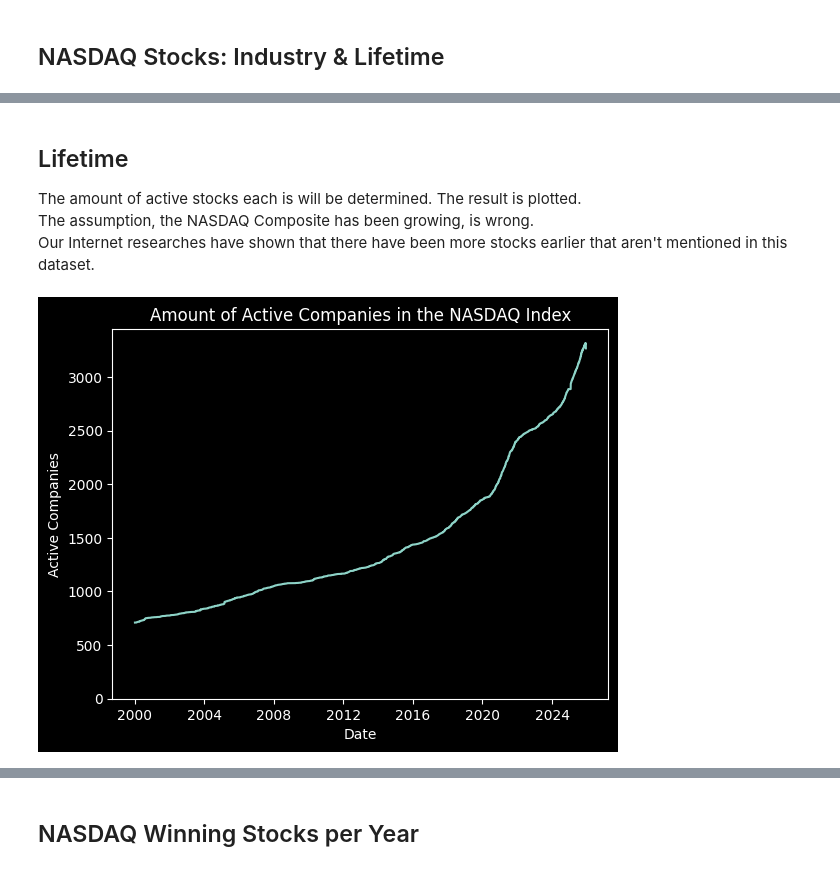
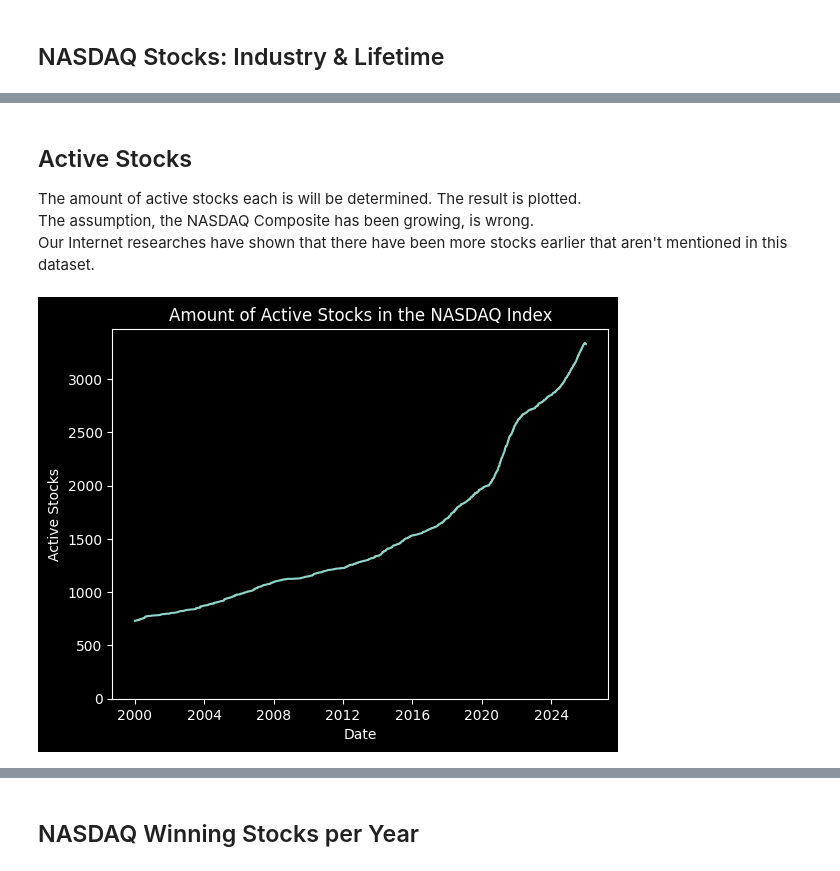
Before and after one commit to Mattis-Schulte/nasdaq-crypto-data-analytics-ws25-26, a Jupyter notebook: notebooks/02_data_analysis.ipynb, the cells around one changed output, grey strips where cells are left out. Cells and saved outputs as stored; diff of their text form; code cells hidden in the pictures.

```diff
--- a/notebooks/02_data_analysis.ipynb
+++ b/notebooks/02_data_analysis.ipynb
@@ -109,19 +63,22 @@ df_nasdaq_industry
 # %% [markdown]
-## Lifetime
+## Active Stocks
 The amount of active stocks each is will be determined. The result is plotted.<br>
 The assumption, the NASDAQ Composite has been growing, is wrong.<br>
 Our Internet researches have shown that there have been more stocks earlier that aren't mentioned in this dataset.
 # %%
+nasdaq_first_date = df_nasdaq_daily_pp["date"].min()
+nasdaq_last_date = df_nasdaq_daily_pp["date"].max()
+
 dates_between = pd.date_range(nasdaq_first_date, nasdaq_last_date, freq='D')
 
 # count active tickers per day
 counts = pd.Series(dates_between).apply(lambda d: ((df_nasdaq_first_last["firstdate"] <= d) & (df_nasdaq_first_last["lastdate"] >= d)).sum())
 
 plt.plot(dates_between, counts)
 plt.xlabel('Date')
-plt.ylabel('Active Companies')
-plt.title("Amount of Active Companies in the NASDAQ Index")
+plt.ylabel('Active Stocks')
+plt.title("Amount of Active Stocks in the NASDAQ Index")
 plt.ylim(0)
 plt.show()
 # %% [output]
-[figure, old version]
+[figure, new version]
```
Also changed, not shown: parts of 18 cells of this notebook, 1 other file.
